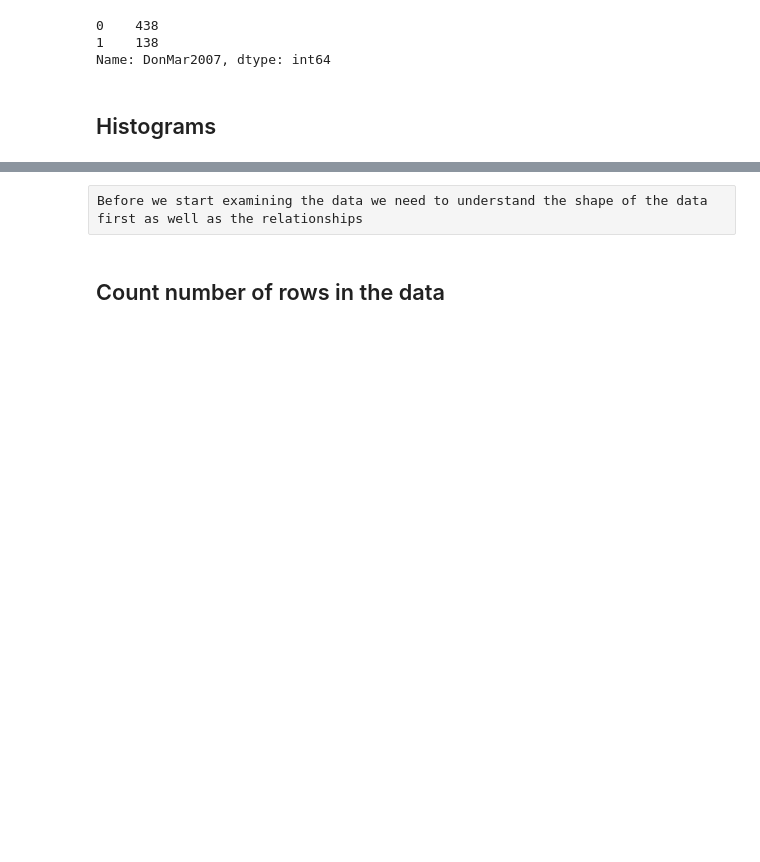
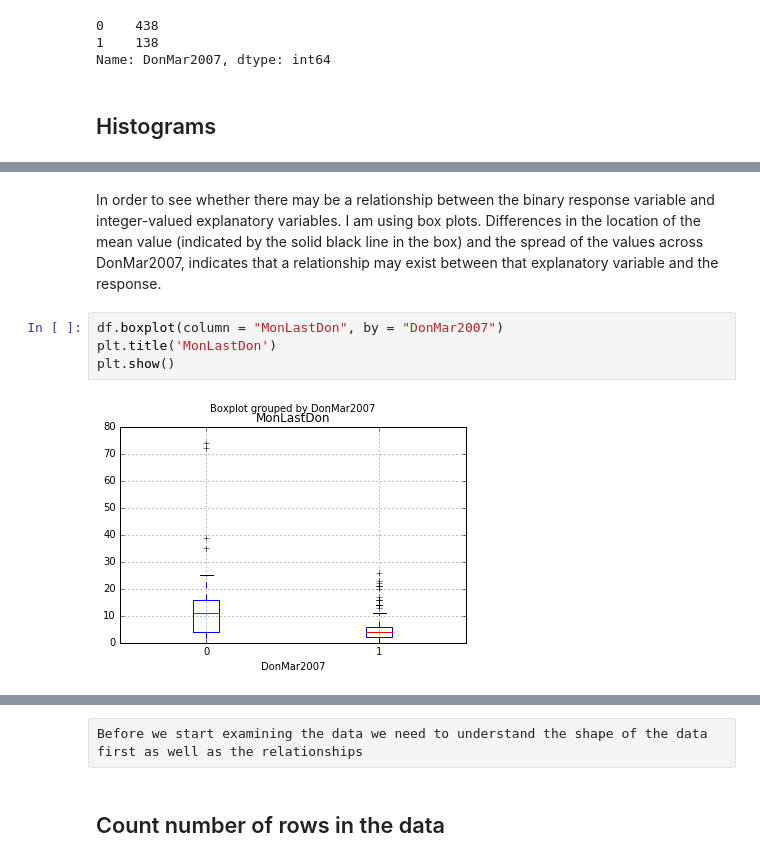
Before and after one commit to ukirderohit/Final-Project---Predict-Blood-Donations, a Jupyter notebook: Predict Blood Donation.ipynb, the cells around one changed output, grey strips where cells are left out. Cells and saved outputs as stored; diff of their text form; blank space fills up the shorter version.

```diff
--- a/Predict Blood Donation.ipynb
+++ b/Predict Blood Donation.ipynb
@@ -168,0 +169,8 @@ df.DonMar2007.value_counts().plot(kind='bar')
+# %% [markdown]
+In order to see whether there may be a relationship between the binary response variable and integer-valued explanatory variables. I am using box plots. Differences in the location of the mean value (indicated by the solid black line in the box) and the spread of the values across DonMar2007, indicates that a relationship may exist between that explanatory variable and the response.
+# %%
+df.boxplot(column = "MonLastDon", by = "DonMar2007")
+plt.title('MonLastDon')
+plt.show()
+# %% [output]
+[figure, added]
```
Also changed, not shown: parts of 39 cells of this notebook.
